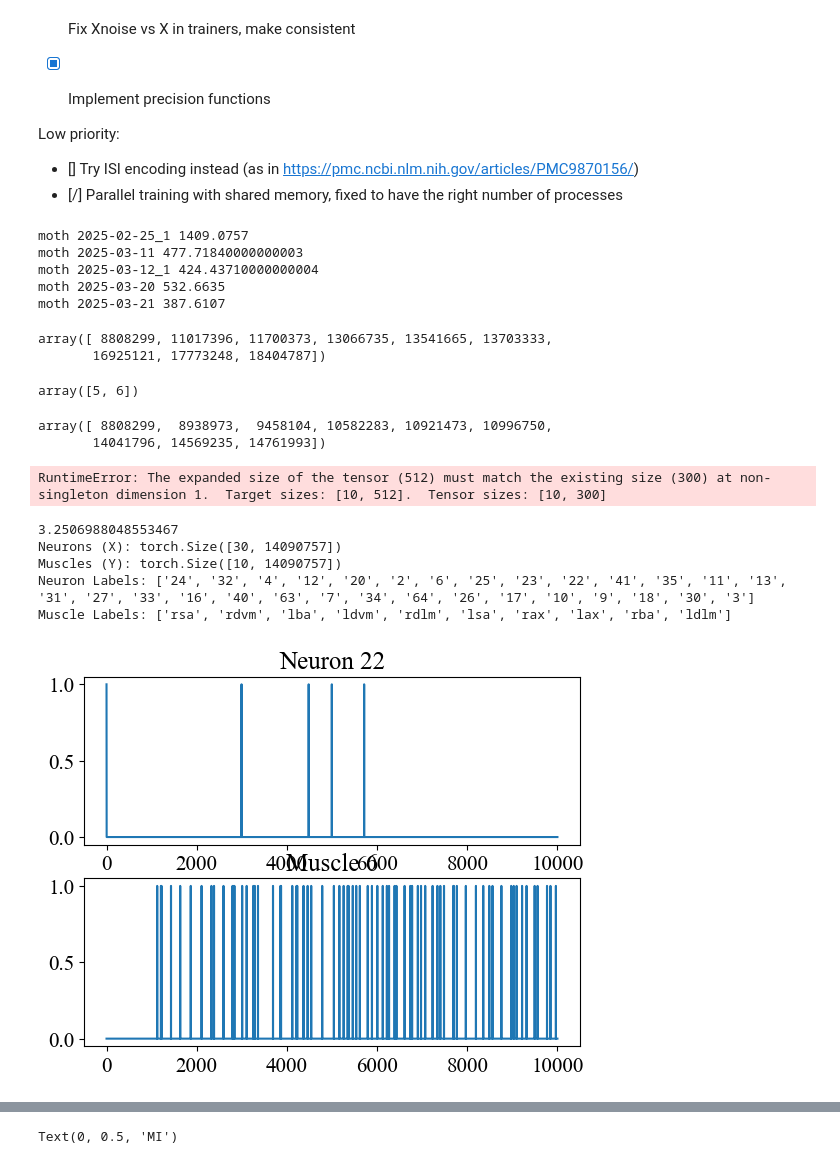
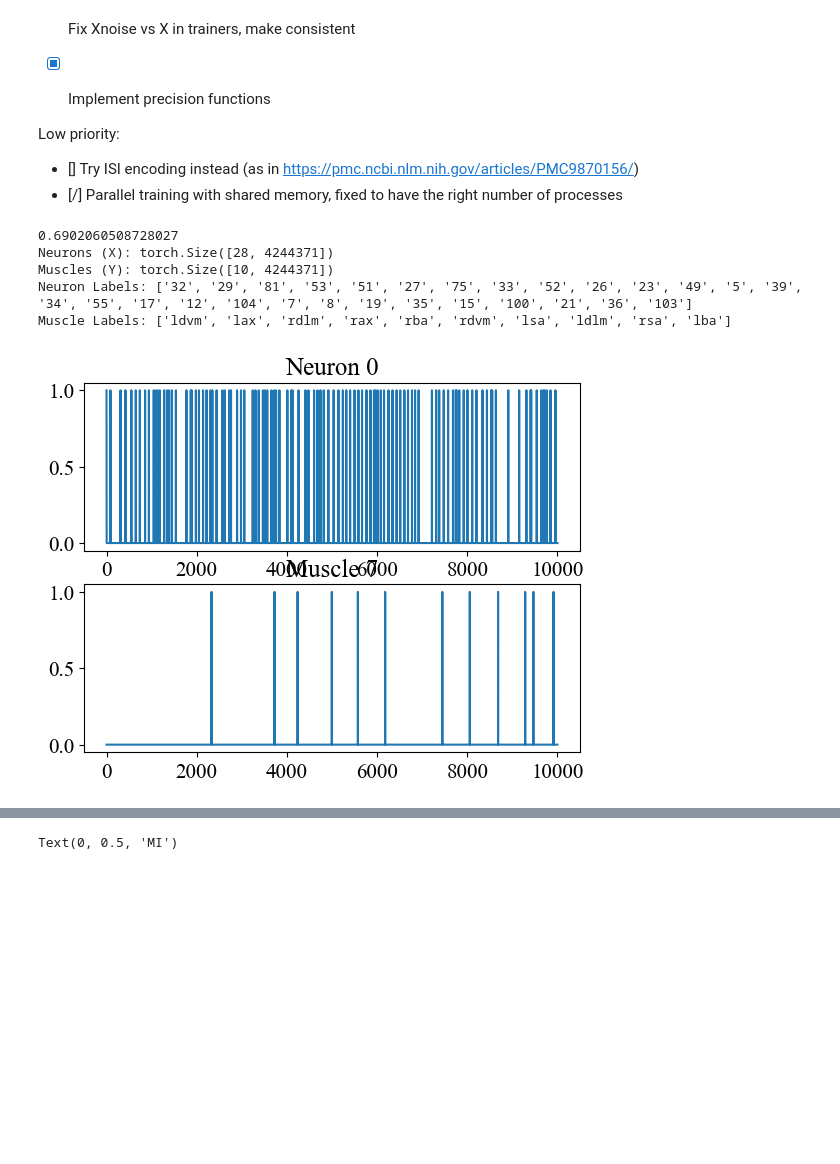
Before and after one commit to LeoJW/VNCMPanalysis, a Jupyter notebook: eslam_MI/Mothy_MI.ipynb, the cells around one changed output, grey strips where cells are left out. Drawn from its saved outputs; the diff is of its cells as text; code cells hidden in the pictures; blank space fills up the shorter version.

Commit message:
binning comparison fixes to actually run on good data

```diff
--- a/eslam_MI/Mothy_MI.ipynb
+++ b/eslam_MI/Mothy_MI.ipynb
@@ -73,95 +73,36 @@ Main:
 Low priority:
 - [] Try ISI encoding instead (as in https://pmc.ncbi.nlm.nih.gov/articles/PMC9870156/)
 - [/] Parallel training with shared memory, fixed to have the right number of processes
-# %%
-moths = [
-    "2025-02-25_1",
-    # "2025-02-25", # not spike sorted yet
-    "2025-03-11",
-    "2025-03-12_1",
-    "2025-03-20",
-    "2025-03-21"
-]
-
-bin_size = 0.0001
-sample_rate = 30000
-for base_name in moths:
-    # base_name = '2025-02-25_1'
-    # Scale factor if downsampling needed
-    scale = bin_size * sample_rate if bin_size is not None else 1
-    # Construct file paths
-    data_file = f"{base_name}_data.npz"
-    labels_file = f"{base_name}_labels.npz"
-    bouts_file = f"{base_name}_bouts.npz"
-    bouts = np.load(os.path.join(data_dir, bouts_file))
-    starts, ends = bouts['starts'], bouts['ends']
-    starts = np.rint((starts - 1) / scale).astype(int)
-    ends = np.rint((ends - 1) / scale).astype(int)
-    print(f'moth {base_name} {np.sum(ends-starts) * bin_size}')
-
-
-# X = np.zeros((1, ends[-1] + 1))
-
-# indices = np.hstack([np.arange(s,e, dtype=int) for s,e in zip(starts, ends)])
-# X = X[:,indices]
-# X.shape[1] / 512
-# %% [output]
-moth 2025-02-25_1 1409.0757
-moth 2025-03-11 477.71840000000003
-moth 2025-03-12_1 424.43710000000004
-moth 2025-03-20 532.6635
-moth 2025-03-21 387.6107
-# %%
-starts
-# %% [output]
-array([ 8808299, 11017396, 11700373, 13066735, 13541665, 13703333,
-       16925121, 17773248, 18404787])
-# %%
-np.arange(10)[5:7]
-# %% [output]
-array([5, 6])
-# %%
-np.cumsum(starts - np.hstack((0, ends[0:-1])))
-# %% [output]
-array([ 8808299,  8938973,  9458104, 10582283, 10921473, 10996750,
-       14041796, 14569235, 14761993])
-# %%
-bob = torch.zeros((100, 1, 10, 512))
-X = torch.rand(10, 512)
-indices = [0, 300]
-bob[0,0,:,:] = X[:,indices[0]:indices[1]]
-plt.imshow(bob[0,1,:,:])
-# %% [output]
-RuntimeError: The expanded size of the tensor (512) must match the existing size (300) at non-singleton dimension 1.  Target sizes: [10, 512].  Tensor sizes: [10, 300]
 # %%
 # Read the data and apply some binning/downsampling
 period = 0.0001
 tic = time.time()
-X, Y, x_labels, y_labels = read_spike_data(os.path.join(data_dir, '2025-02-25_1'), period)
+X, Y, x_labels, y_labels, bout_starts = read_spike_data(os.path.join(data_dir, '2025-03-12_1'), period, neuron_label_filter=1)
 print(time.time() - tic)
 
 print(f"Neurons (X): {X.shape}")
 print(f"Muscles (Y): {Y.shape}")
 print("Neuron Labels:", x_labels)
 print("Muscle Labels:", y_labels)
 
 # Plot sample of activity
 pl = 10000
 useneuron, usemuscle = np.random.choice(X.shape[0]), np.random.choice(Y.shape[0])
+useneuron = 0
 idx = torch.nonzero(X[useneuron,:])[0][0]
 fig, ax = plt.subplots(2, 1)
 ax[0].plot(X[useneuron,idx:idx+pl].cpu())
 ax[1].plot(Y[usemuscle,idx:idx+pl].cpu())
 ax[0].set_title(f'Neuron {useneuron}')
 ax[1].set_title(f'Muscle {usemuscle}')
 fig.show()
 # %% [output]
-3.2506988048553467
-Neurons (X): torch.Size([30, 14090757])
-Muscles (Y): torch.Size([10, 14090757])
-Neuron Labels: ['24', '32', '4', '12', '20', '2', '6', '25', '23', '22', '41', '35', '11', '13', '31', '27', '33', '16', '40', '63', '7', '34', '64', '26', '17', '10', '9', '18', '30', '3']
-Muscle Labels: ['rsa', 'rdvm', 'lba', 'ldvm', 'rdlm', 'lsa', 'rax', 'lax', 'rba', 'ldlm']
+0.6902060508728027
+Neurons (X): torch.Size([28, 4244371])
+Muscles (Y): torch.Size([10, 4244371])
+Neuron Labels: ['32', '29', '81', '53', '51', '27', '75', '33', '52', '26', '23', '49', '5', '39', '34', '55', '17', '12', '104', '7', '8', '19', '35', '15', '100', '21', '36', '103']
+Muscle Labels: ['ldvm', 'lax', 'rdlm', 'rax', 'rba', 'rdvm', 'lsa', 'ldlm', 'rsa', 'lba']
-[figure, old version]
+[figure, new version]
 # %%
 pl = 10000
 useneuron, usemuscle = np.random.choice(X.shape[0]), np.random.choice(Y.shape[0])
```
Also changed, not shown: parts of 1 cell of this notebook, 3 other files.
